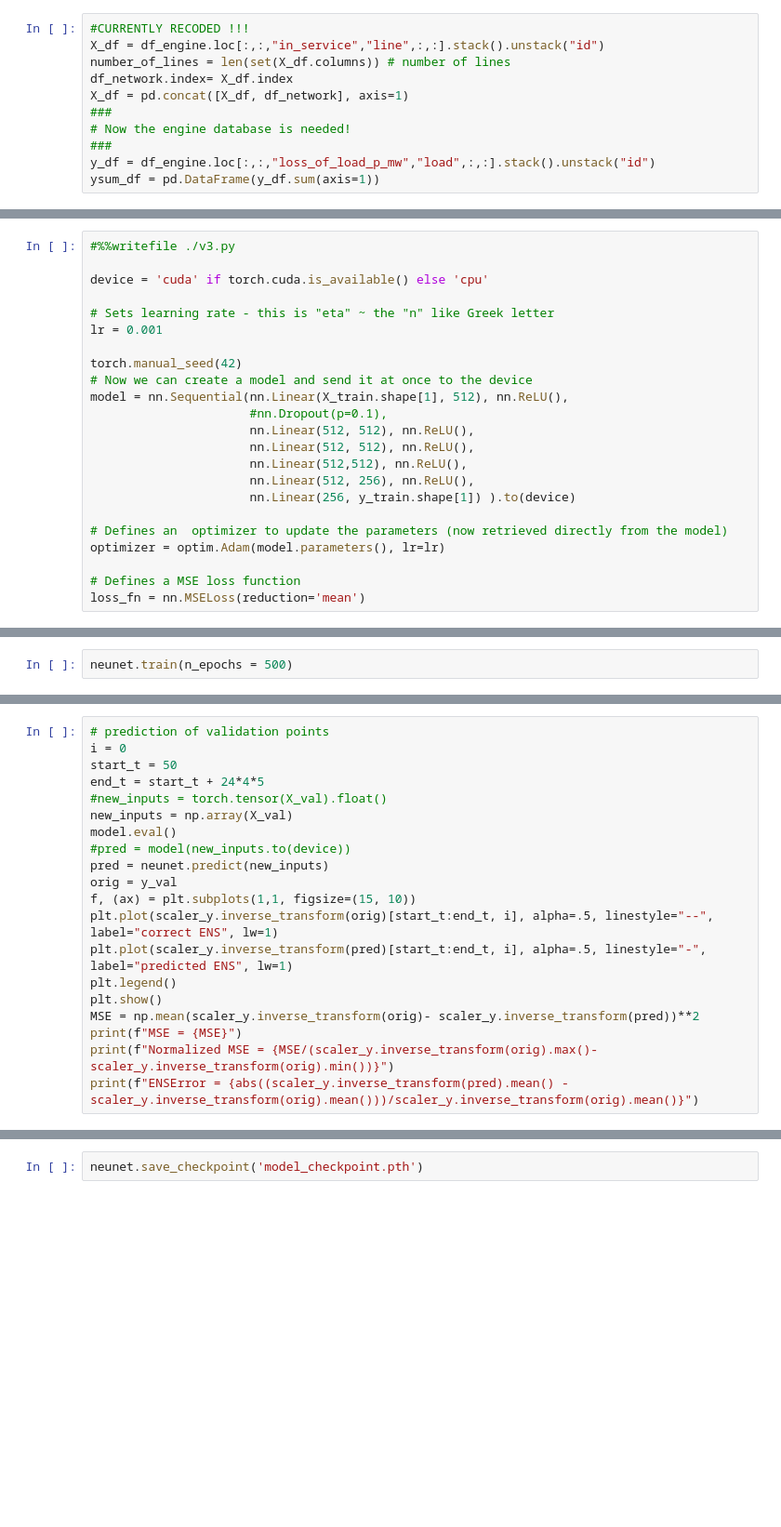
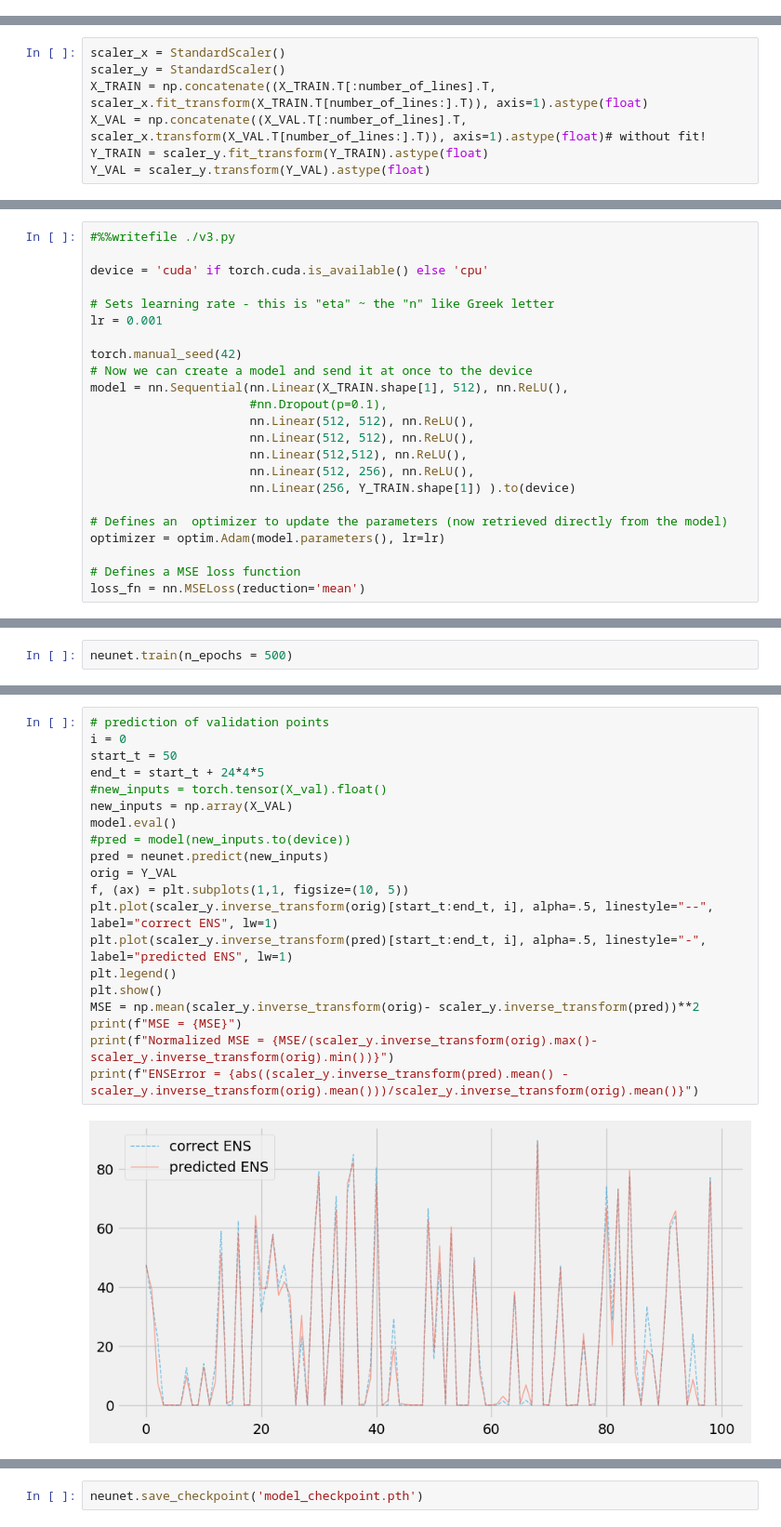
Before and after one commit to reXplan-project/reXplan-repo, a Jupyter notebook: jupyter_notebooks/ml_script_WOP.ipynb, the cells around one changed output, grey strips where cells are left out. Shown at 93% size. Saved outputs shown, nothing was run; the diff lists cells and outputs as text; blank space fills up the shorter version.

```diff
--- a/jupyter_notebooks/ml_script_WOP.ipynb
+++ b/jupyter_notebooks/ml_script_WOP.ipynb
@@ -326,11 +302,0 @@ df_engine = pd.read_csv(PATH_ENGINE, sep=",", index_col=[0, 1, 2, 3, 4])
-# %%
-#CURRENTLY RECODED !!!
-X_df = df_engine.loc[:,:,"in_service","line",:,:].stack().unstack("id")
-number_of_lines = len(set(X_df.columns)) # number of lines
-df_network.index= X_df.index
-X_df = pd.concat([X_df, df_network], axis=1)
-###
-# Now the engine database is needed!
-###
-y_df = df_engine.loc[:,:,"loss_of_load_p_mw","load",:,:].stack().unstack("id")
-ysum_df = pd.DataFrame(y_df.sum(axis=1))
@@ -486 +349,8 @@ y_val = scaler_y.transform(y_val).astype(float)
+# %%
+scaler_x = StandardScaler()
+scaler_y = StandardScaler()
+X_TRAIN = np.concatenate((X_TRAIN.T[:number_of_lines].T, scaler_x.fit_transform(X_TRAIN.T[number_of_lines:].T)), axis=1).astype(float)
+X_VAL = np.concatenate((X_VAL.T[:number_of_lines].T, scaler_x.transform(X_VAL.T[number_of_lines:].T)), axis=1).astype(float)# without fit!
+Y_TRAIN = scaler_y.fit_transform(Y_TRAIN).astype(float)
+Y_VAL = scaler_y.transform(Y_VAL).astype(float)
 # %%
@@ -563,13 +406,13 @@ lr = 0.001
 
 torch.manual_seed(42)
 # Now we can create a model and send it at once to the device
-model = nn.Sequential(nn.Linear(X_train.shape[1], 512), nn.ReLU(),
+model = nn.Sequential(nn.Linear(X_TRAIN.shape[1], 512), nn.ReLU(),
                       #nn.Dropout(p=0.1),
                       nn.Linear(512, 512), nn.ReLU(),
                       nn.Linear(512, 512), nn.ReLU(),
                       nn.Linear(512,512), nn.ReLU(),
                       nn.Linear(512, 256), nn.ReLU(),
-                      nn.Linear(256, y_train.shape[1]) ).to(device)
+                      nn.Linear(256, Y_TRAIN.shape[1]) ).to(device)
 
 # Defines an  optimizer to update the parameters (now retrieved directly from the model)
 optimizer = optim.Adam(model.parameters(), lr=lr)
@@ -605,20 +462,22 @@ print(neunet.losses[-1])
 # %%
 # prediction of validation points
 i = 0
 start_t = 50
 end_t = start_t + 24*4*5
 #new_inputs = torch.tensor(X_val).float()
-new_inputs = np.array(X_val)
+new_inputs = np.array(X_VAL)
 model.eval()
 #pred = model(new_inputs.to(device))
 pred = neunet.predict(new_inputs)
-orig = y_val
-f, (ax) = plt.subplots(1,1, figsize=(15, 10))
+orig = Y_VAL
+f, (ax) = plt.subplots(1,1, figsize=(10, 5))
 plt.plot(scaler_y.inverse_transform(orig)[start_t:end_t, i], alpha=.5, linestyle="--", label="correct ENS", lw=1)
 plt.plot(scaler_y.inverse_transform(pred)[start_t:end_t, i], alpha=.5, linestyle="-", label="predicted ENS", lw=1)
 plt.legend()
 plt.show()
 MSE = np.mean(scaler_y.inverse_transform(orig)- scaler_y.inverse_transform(pred))**2
 print(f"MSE = {MSE}")
 print(f"Normalized MSE = {MSE/(scaler_y.inverse_transform(orig).max()-scaler_y.inverse_transform(orig).min())}")
 print(f"ENSError = {abs((scaler_y.inverse_transform(pred).mean() - scaler_y.inverse_transform(orig).mean()))/scaler_y.inverse_transform(orig).mean()}")
+# %% [output]
+[figure, added]
```
Also changed, not shown: parts of 38 cells of this notebook, 8 other files.
